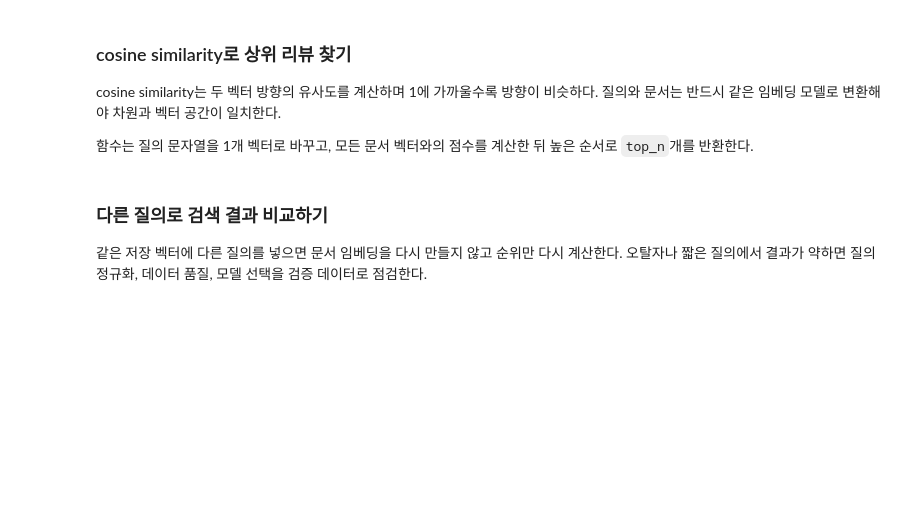
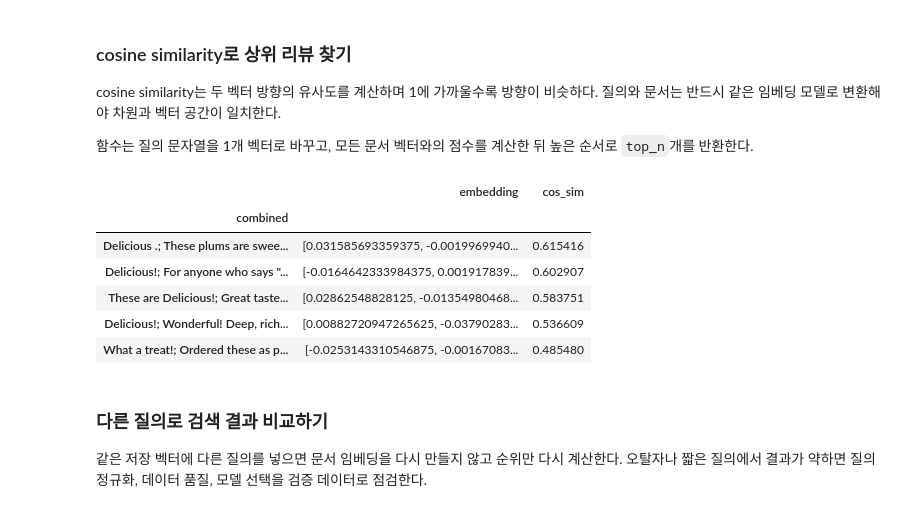
Before and after one commit to lesoo-SKN-33th/09_llm, a Jupyter notebook: 03_openai_api/04_embeddings.ipynb, the cells around one changed output. Cells and saved outputs as stored; diff of their text form; code cells hidden in the pictures; blank space fills up the shorter version.

```diff
--- a/03_openai_api/04_embeddings.ipynb
+++ b/03_openai_api/04_embeddings.ipynb
@@ -174,6 +246,40 @@ embed_df.head()
 cosine similarity는 두 벡터 방향의 유사도를 계산하며 1에 가까울수록 방향이 비슷하다. 질의와 문서는 반드시 같은 임베딩 모델로 변환해야 차원과 벡터 공간이 일치한다.
 
 함수는 질의 문자열을 1개 벡터로 바꾸고, 모든 문서 벡터와의 점수를 계산한 뒤 높은 순서로 `top_n`개를 반환한다.
+# %%
+from sklearn.metrics.pairwise import cosine_similarity
+
+# embed_df에서 query와 cosine유사도가 가장 높은 5개를 조회
+def review_search(query, embed_df, top_n=5):
+    # 평문 query -> 임베딩 벡터화 query
+    query_embedding = texts_to_embedding([query])
+
+    # 원본 유지를 위해 복사본 생성
+    scored = embed_df.copy()
+
+    # 각 문서 벡터(리뷰)와 query 벡터를 입력해서 코사인 유사도 계산해
+    # scored 데이터프레임의 'cos_sim'컬럼에 추가
+    scored['cos_sim'] = scored['embedding'].apply(
+        # query_embedding -> 2차원
+        # scored['embedding'] 컬럼값 1개 == 문장 벡텨 == x == 1차원
+        # -> 차원수를 맞추기 위해 [x] 형태로 변경
+        lambda x: cosine_similarity(query_embedding, [x])[0,0]
+    )
+
+    # 코사인 유사도 점수가 높은 순서로 정렬 후 상위 top_n 만큼 반화
+    return scored.sort_values('cos_sim', ascending=False).head(top_n)
+
+
+# test
+review_search('delicious fruit', embed_df)
+# %% [output]
+|  | embedding | cos_sim |
+| combined |  |  |
+| Delicious .; These plums are swee... | [0.031585693359375, -0.0019969940... | 0.615416 |
+| Delicious!; For anyone who says "... | [-0.0164642333984375, 0.001917839... | 0.602907 |
+| These are Delicious!; Great taste... | [0.02862548828125, -0.01354980468... | 0.583751 |
+| Delicious!; Wonderful! Deep, rich... | [0.00882720947265625, -0.03790283... | 0.536609 |
+| What a treat!; Ordered these as p... | [-0.0253143310546875, -0.00167083... | 0.485480 |
 # %% [markdown]
 ### 다른 질의로 검색 결과 비교하기
 
```
Also changed, not shown: parts of 9 cells of this notebook, 7 other files.
